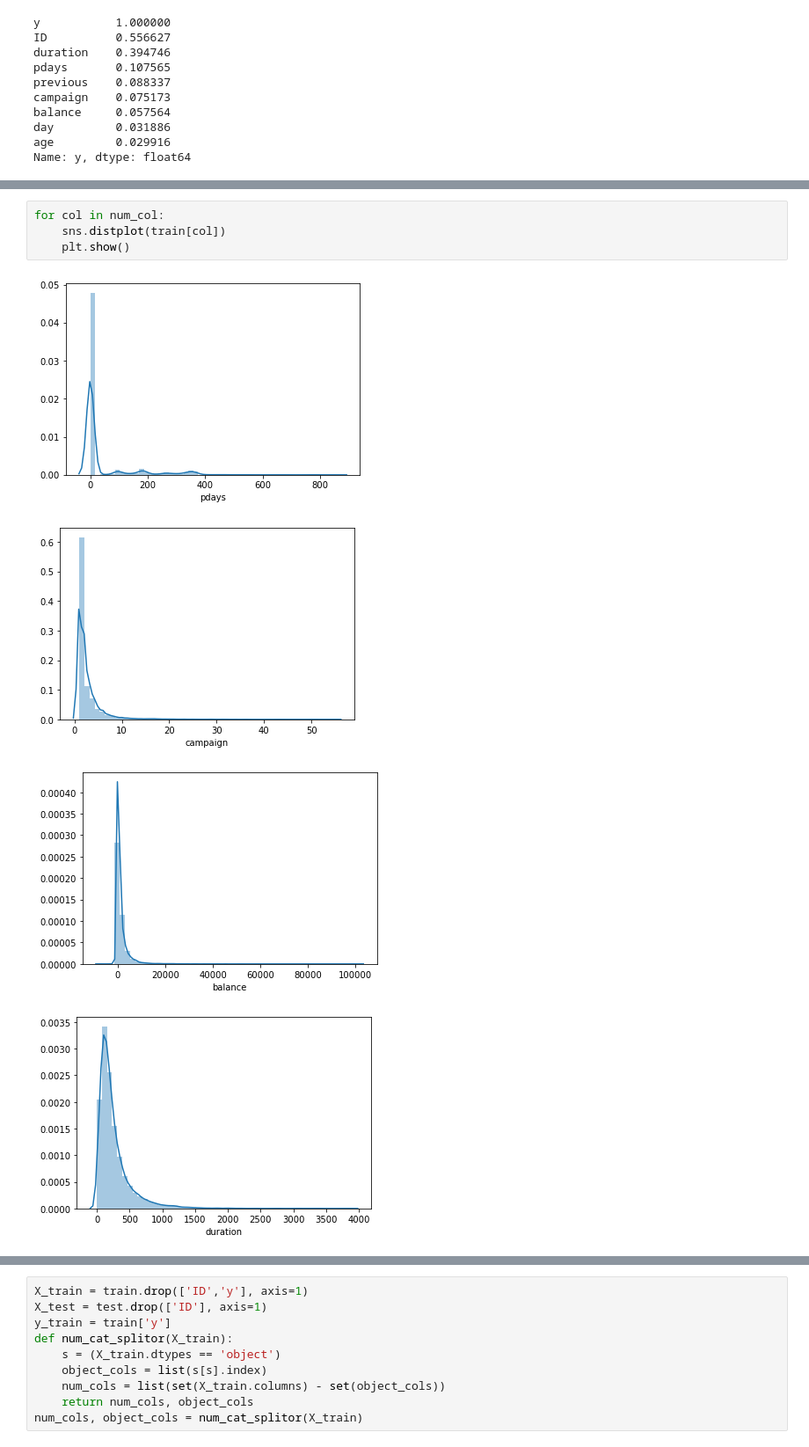
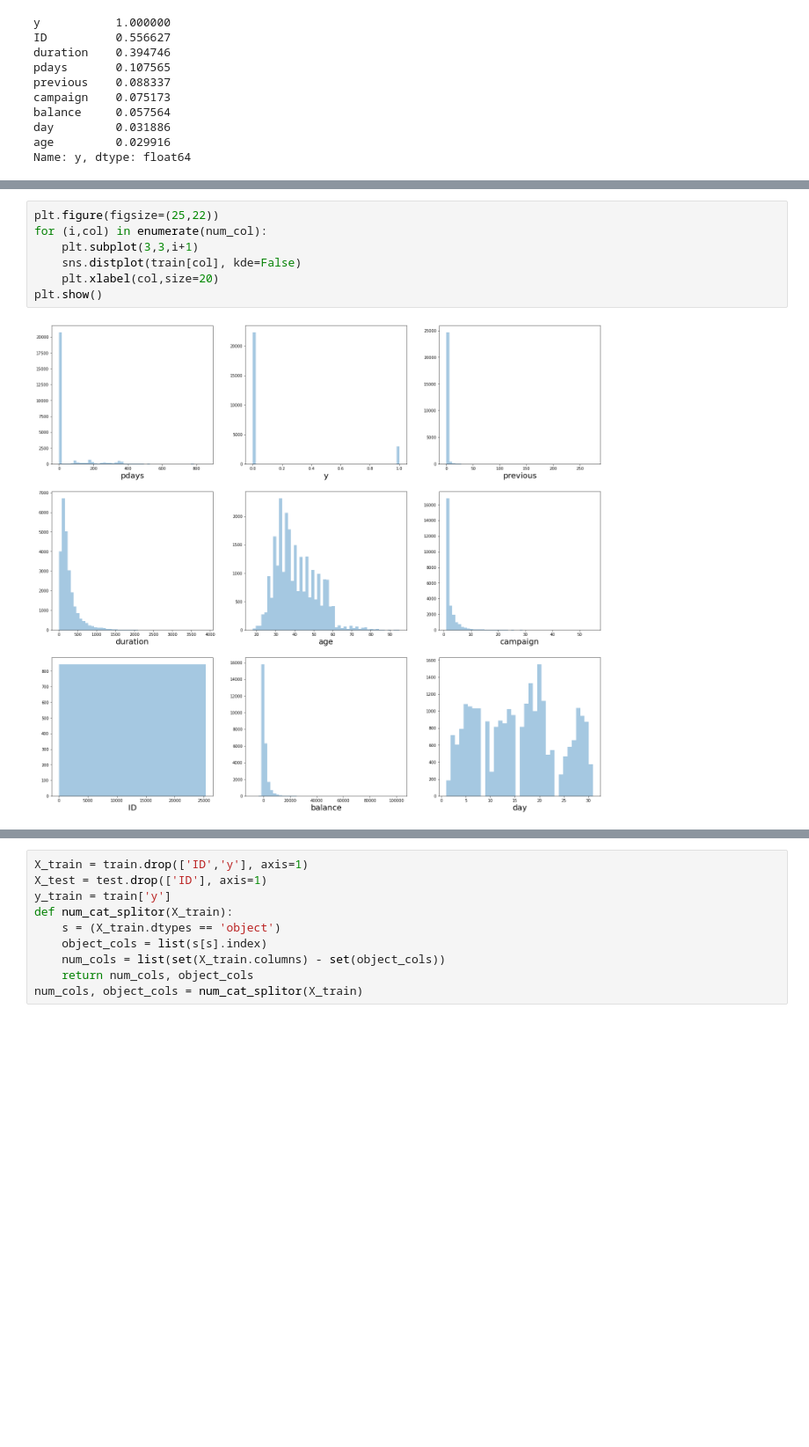
Before and after one commit to hitskyer/course, a Jupyter notebook: dnn/chenmingming/competition/buy_bank_product_kesci/buy_product_predict.ipynb, the cells around one changed output, grey strips where cells are left out. Shown at 88% size. Saved outputs shown, nothing was run; the diff lists cells and outputs as text; blank space fills up the shorter version.

```diff
--- a/dnn/chenmingming/competition/buy_bank_product_kesci/buy_product_predict.ipynb
+++ b/dnn/chenmingming/competition/buy_bank_product_kesci/buy_product_predict.ipynb
@@ -72,9 +72,9 @@ num_col
 # %%
-for col in num_col:
-    sns.distplot(train[col])
-    plt.show()
+plt.figure(figsize=(25,22))
+for (i,col) in enumerate(num_col):
+    plt.subplot(3,3,i+1)
+    sns.distplot(train[col], kde=False)
+    plt.xlabel(col,size=20)
+plt.show()
 # %% [output]
-[figure, old version]
+[figure, new version]
-[figure, removed]
-[figure, removed]
-[figure, removed]
```
Also changed, not shown: parts of 4 cells of this notebook.
